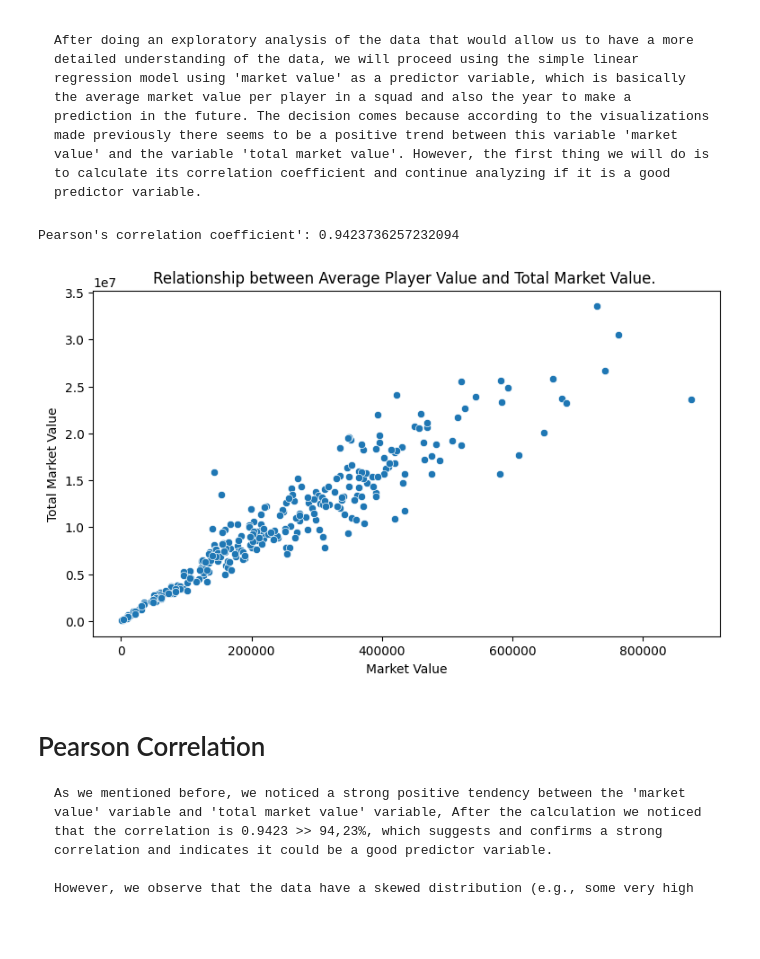
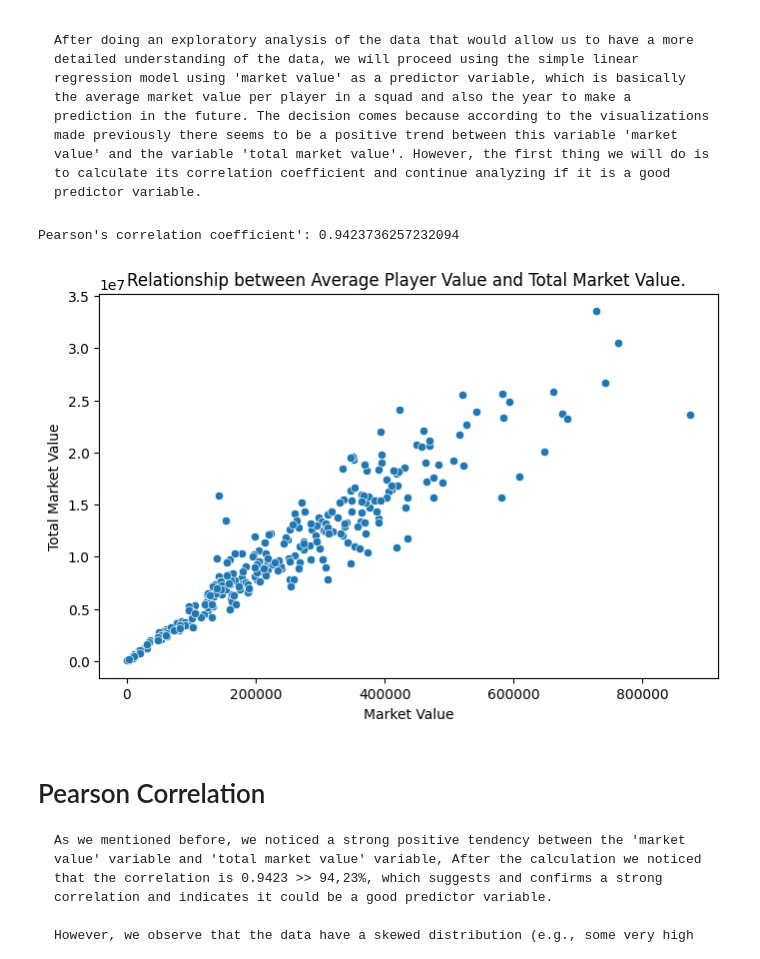
Before and after one commit to Eblasan71/Total_Market_Value, a Jupyter notebook: Total_Market_Value.ipynb, the cells around one changed output. Drawn from its saved outputs; the diff is of its cells as text; code cells hidden in the pictures; blank space fills up the shorter version.

```diff
--- a/Total_Market_Value.ipynb
+++ b/Total_Market_Value.ipynb
@@ -354,18 +354,18 @@ plt.show()
 # %%
 
 # Calculate the Pearson correlation coefficient between market value and total market value.
 correlation = df_combined['market value'].corr(df_combined['total market value'])
 print(f"Pearson's correlation coefficient': {correlation}")
 
-plt.figure(figsize=(9,5))
+plt.figure(figsize=(8,5))
 sns.scatterplot(x='market value', y='total market value', data=df_combined)
 plt.title('Relationship between Average Player Value and Total Market Value. ')
 plt.xlabel('Market Value')
 plt.ylabel('Total Market Value')
 plt.show()
 # %% [output]
 Pearson's correlation coefficient': 0.9423736257232094
-[figure, old version]
+[figure, new version]
 # %% [markdown]
 # Pearson Correlation
 
```
Also changed, not shown: parts of 3 cells of this notebook.
